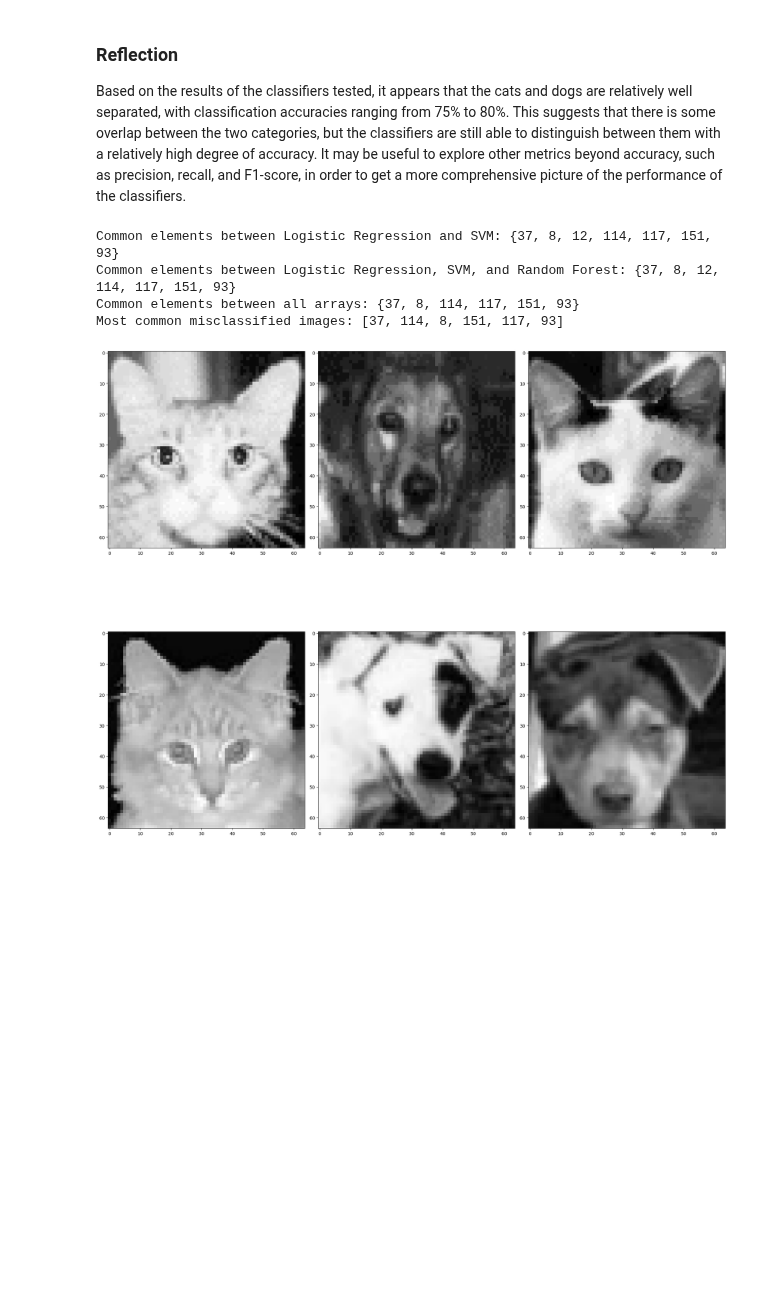
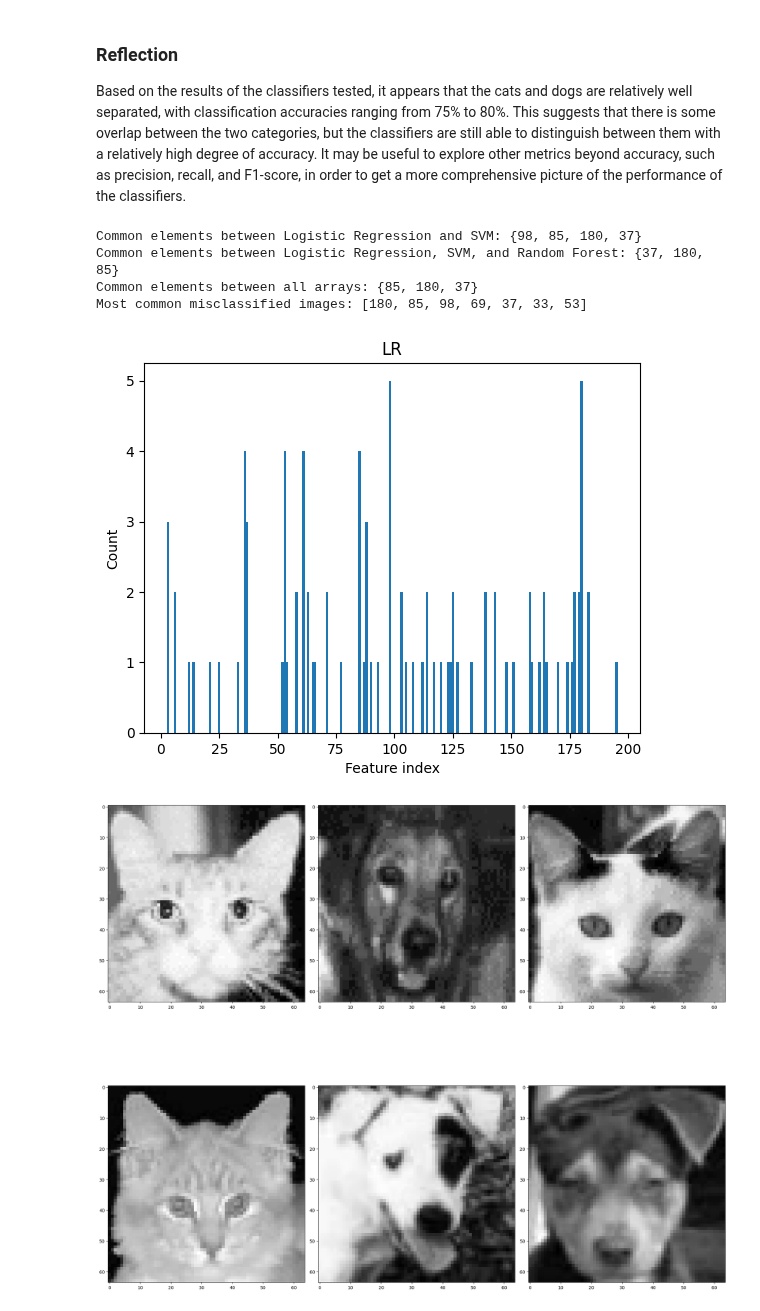
Before and after one commit to maximiliann97/Big-data-MVE441, a Jupyter notebook: Project2_catsndogs.ipynb, the cells around one changed output. Cells and saved outputs as stored; diff of their text form; code cells hidden in the pictures; blank space fills up the shorter version.

```diff
--- a/Project2_catsndogs.ipynb
+++ b/Project2_catsndogs.ipynb
@@ -149,7 +154,7 @@ rf_indices_list = []
 mlp_indices_list = []
 all_indices = []
 
-iterations = 1000
+iterations = 10
 
 
 for i in trange(iterations):
@@ -224,10 +229,28 @@ most_common = common(counts, threshold)
 # Print most common misclassified images
 print(f'Most common misclassified images: {most_common}')
 # %% [output]
-Common elements between Logistic Regression and SVM: {37, 8, 12, 114, 117, 151, 93}
-Common elements between Logistic Regression, SVM, and Random Forest: {37, 8, 12, 114, 117, 151, 93}
-Common elements between all arrays: {37, 8, 114, 117, 151, 93}
-Most common misclassified images: [37, 114, 8, 151, 117, 93]
+Common elements between Logistic Regression and SVM: {98, 85, 180, 37}
+Common elements between Logistic Regression, SVM, and Random Forest: {37, 180, 85}
+Common elements between all arrays: {85, 180, 37}
+Most common misclassified images: [180, 85, 98, 69, 37, 33, 53]
+# %%
+import seaborn as sns
+import matplotlib.pyplot as plt
+
+def plot_counts(counts_dic, title, width):
+
+    # Create bar plot
+    counts = list(counts_dic.values())
+    features = list(counts_dic.keys())
+    plt.bar(features, counts, width=width)
+    plt.xlabel('Feature index')
+    plt.ylabel('Count')
+    plt.title(title)
+    plt.show()
+# %%
+plot_counts(lr_counts, 'LR', width=1)
+# %% [output]
+[figure, added]
 # %%
 # Show the 6 most misclassified images
 rows = 2
```
Also changed, not shown: parts of 6 cells of this notebook.
